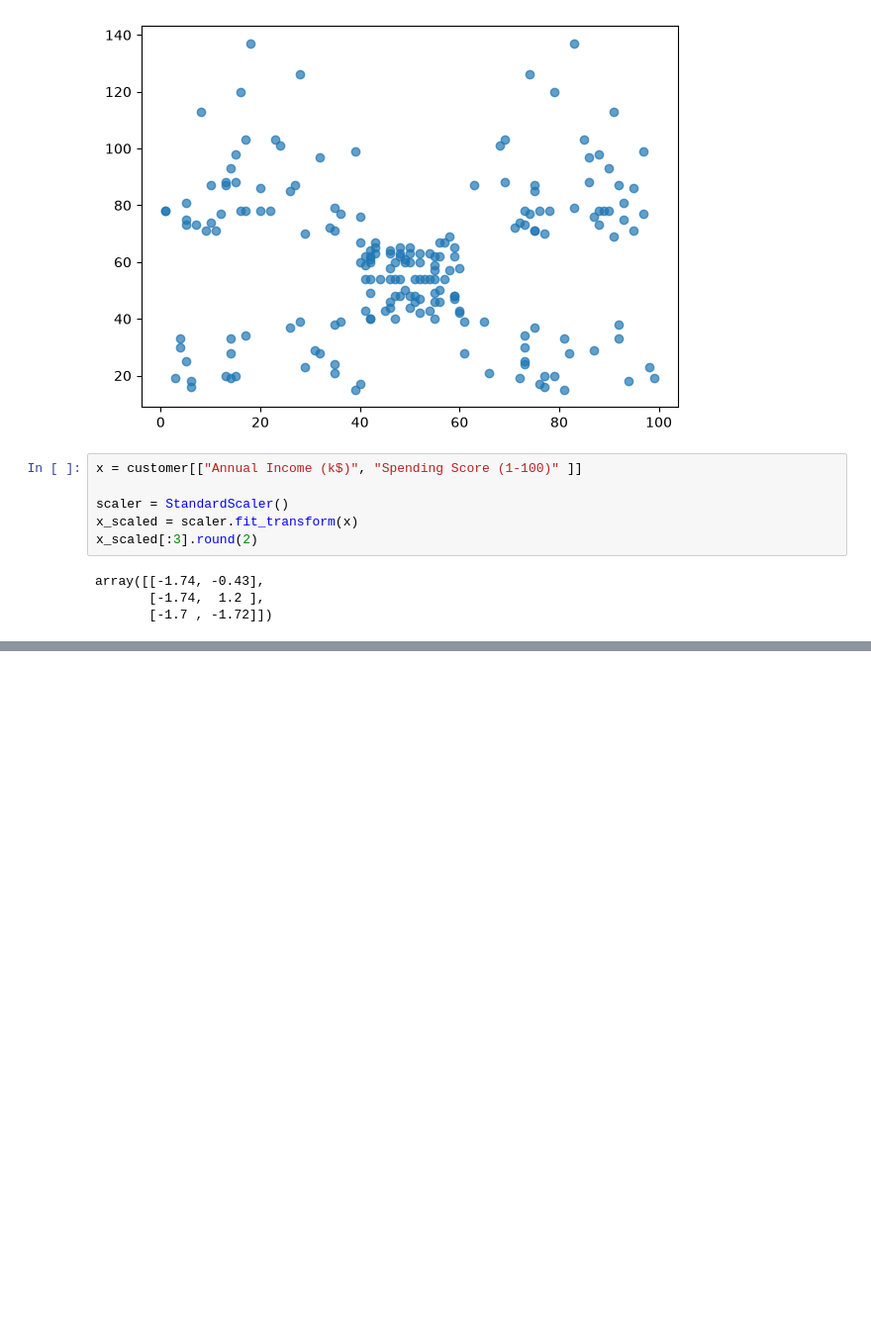
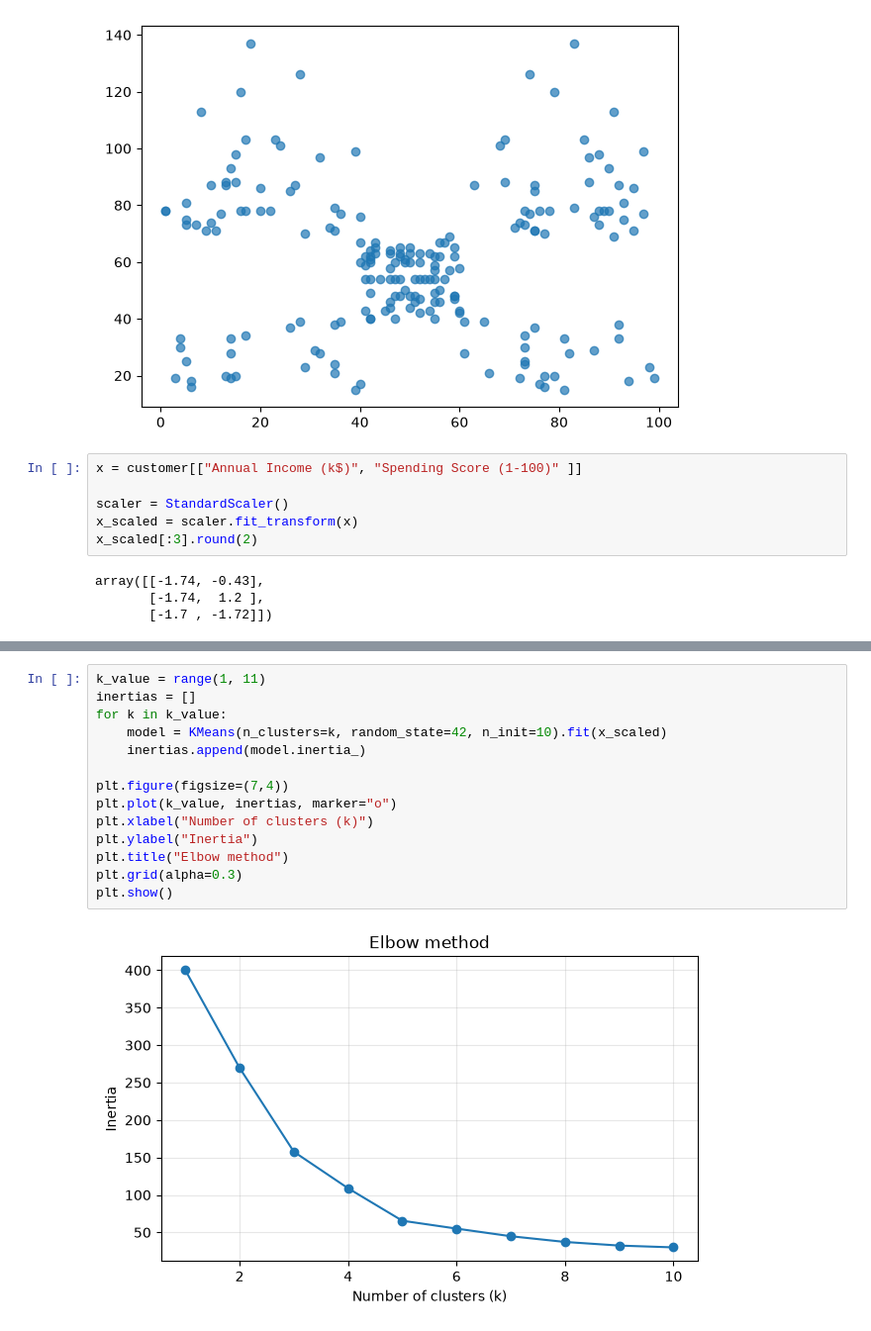
Before and after one commit to Hongmeng23/Mall-Segmentation-Model, a Jupyter notebook: Mall_segment.ipynb, the cells around one changed output, grey strips where cells are left out. Shown at 99% size. Saved outputs shown, nothing was run; the diff lists cells and outputs as text; blank space fills up the shorter version.

Commit message:
Added Elbow method and final model

```diff
--- a/Mall_segment.ipynb
+++ b/Mall_segment.ipynb
@@ -81,0 +78,16 @@ InvalidIndexError: ('Annual Income (k$)', 0      39
+# %%
+k_value = range(1, 11)
+inertias = []
+for k in k_value:
+    model = KMeans(n_clusters=k, random_state=42, n_init=10).fit(x_scaled)
+    inertias.append(model.inertia_)
+
+plt.figure(figsize=(7,4))
+plt.plot(k_value, inertias, marker="o")
+plt.xlabel("Number of clusters (k)")
+plt.ylabel("Inertia")
+plt.title("Elbow method")
+plt.grid(alpha=0.3)
+plt.show()
+# %% [output]
+[figure, added]
```
Also changed, not shown: parts of 4 cells of this notebook.
